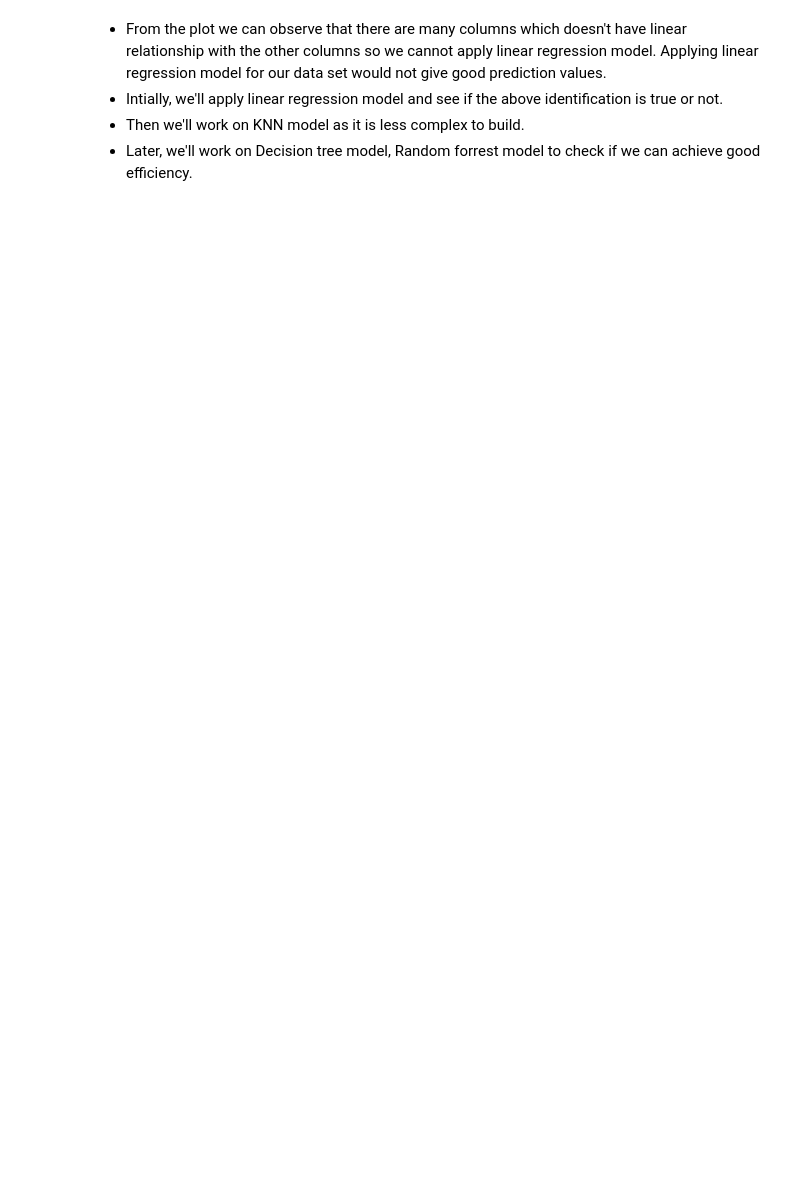
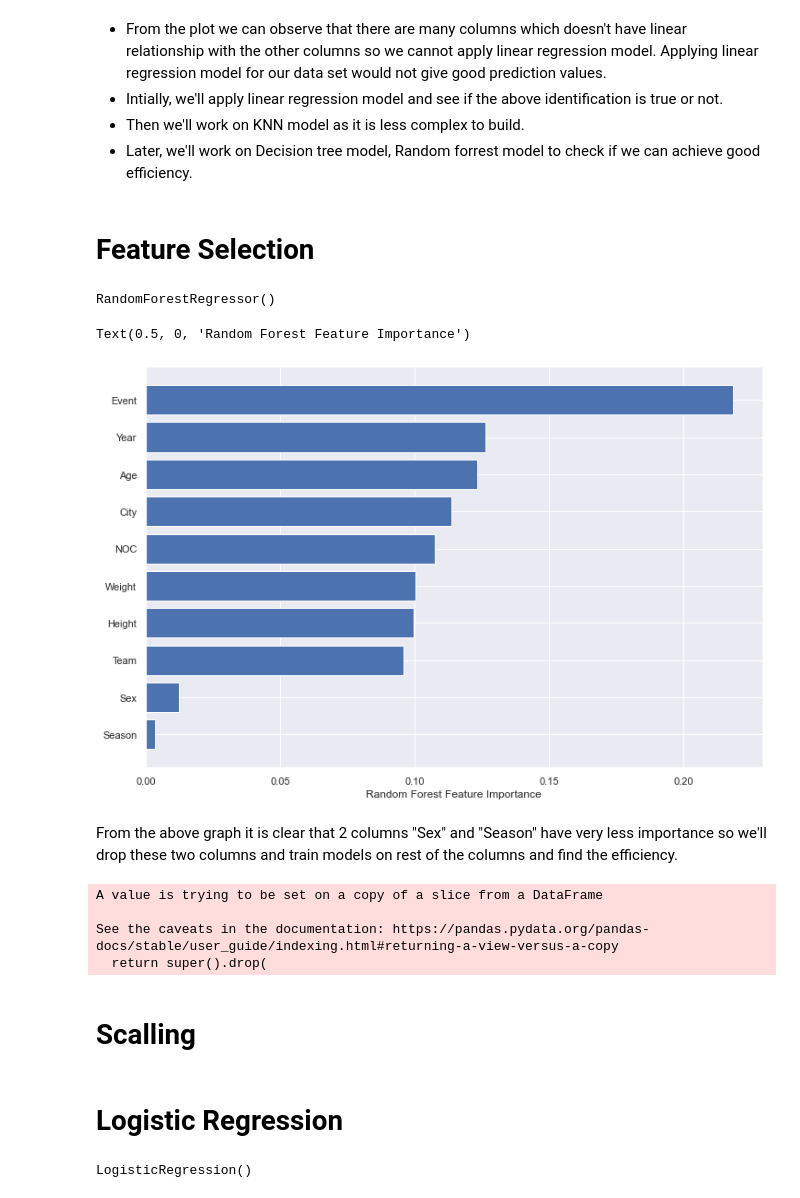
Before and after one commit to shailbpatel/255_group_project, a Jupyter notebook: Python_Code/Code_for_medal_prediction.ipynb, the cells around one changed output. Cells and saved outputs as stored; diff of their text form; code cells hidden in the pictures; blank space fills up the shorter version.

Commit message:
Added code till logistic regression

```diff
--- a/Python_Code/Code_for_medal_prediction.ipynb
+++ b/Python_Code/Code_for_medal_prediction.ipynb
@@ -563,3 +568,41 @@ sns.pairplot(athlete_merged)
 * Intially, we'll apply linear regression model and see if the above identification is true or not.
 * Then we'll work on KNN model as it is less complex to build.
 * Later, we'll work on Decision tree model, Random forrest model to check if we can achieve good efficiency.
+# %% [markdown]
+# Feature Selection
+# %%
+from sklearn.ensemble import RandomForestClassifier
+from sklearn.model_selection import train_test_split
+from sklearn.ensemble import RandomForestRegressor
+from sklearn.inspection import permutation_importance
+from matplotlib import pyplot as plt
+plt.rcParams.update({'figure.figsize': (12.0, 8.0)})
+plt.rcParams.update({'font.size': 14})
+# %%
+X = athlete_merged.drop('Medal',axis=1)
+Y = athlete_merged[['Medal']]
+# %%
+X_train, X_test, Y_train, Y_test = train_test_split(X, Y, test_size=0.33, random_state=40)
+# %%
+rf = RandomForestRegressor(n_estimators=100)
+rf.fit(X_train, Y_train)
+# %% [output]
+RandomForestRegressor()
+# %%
+sorted_idx = rf.feature_importances_.argsort()
+plt.barh(X.columns[sorted_idx], rf.feature_importances_[sorted_idx])
+plt.xlabel("Random Forest Feature Importance")
+# %% [output]
+Text(0.5, 0, 'Random Forest Feature Importance')
+[figure, added]
+# %% [markdown]
+From the above graph it is clear that 2 columns "Sex" and "Season" have very less importance so we'll drop these two columns and train models on rest of the columns and find the efficiency.
+# %%
+X_train.drop(['Sex','Season'],axis=1,inplace=True)
+# %% [output]
+A value is trying to be set on a copy of a slice from a DataFrame
+
+See the caveats in the documentation: https://pandas.pydata.org/pandas-docs/stable/user_guide/indexing.html#returning-a-view-versus-a-copy
+  return super().drop(
+# %% [markdown]
+# Scalling
@@ -565,0 +617,2 @@ sns.pairplot(athlete_merged)
+# %% [markdown]
+# Logistic Regression
@@ -565,0 +622,5 @@ sns.pairplot(athlete_merged)
+# %%
+lr = LogisticRegression()
+lr.fit(X_train, Y_train)
+# %% [output]
+LogisticRegression()
```
Also changed, not shown: parts of 18 cells of this notebook.
